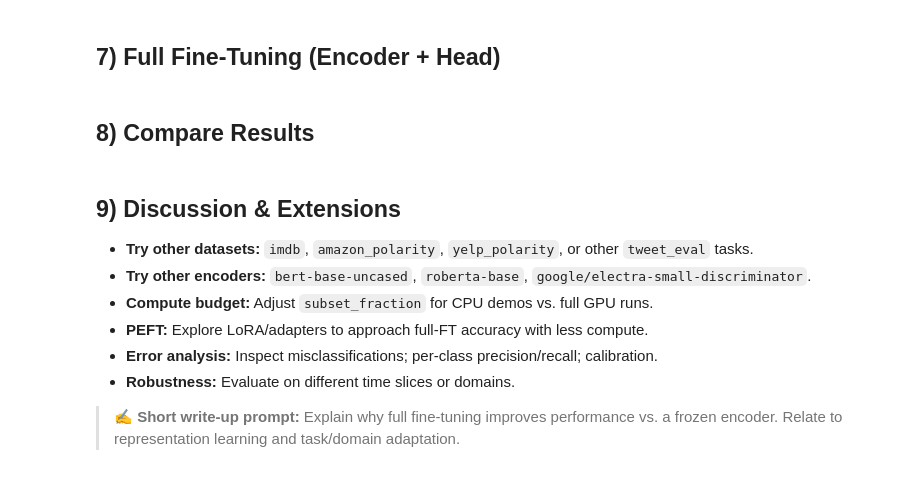
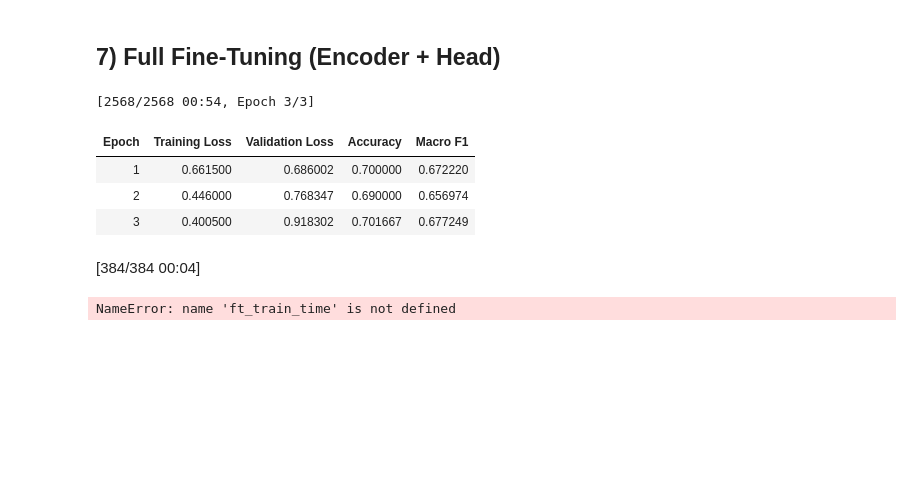
Before and after one commit to CNUClasses/471_code, a Jupyter notebook: week10/Sentence_Classification_TweetEval_Sentiment_Frozen_vs_FT.ipynb, the cells around one changed output. Saved outputs shown, nothing was run; the diff lists cells and outputs as text; code cells hidden in the pictures; blank space fills up the shorter version.

```diff
--- a/week10/Sentence_Classification_TweetEval_Sentiment_Frozen_vs_FT.ipynb
+++ b/week10/Sentence_Classification_TweetEval_Sentiment_Frozen_vs_FT.ipynb
@@ -91,6 +114,6 @@ if subset_fraction is not None and 0 < subset_fraction < 1:
         "train": take_fraction(raw["train"], subset_fraction),
         "validation": take_fraction(raw["validation"], subset_fraction),
         "test": raw["test"]  # keep full test for better generalization measurement
-    })
+    }) # type: ignore
 
 raw
@@ -227,49 +374,43 @@ print(classification_report(y_test, probe_preds, target_names=label_names))
 ## 7) **Full Fine-Tuning** (Encoder + Head)
 # %%
 
-ft_model = build_model(freeze_encoder=False)
+ft_model = build_model(model=model,encoder_requires_grad=True)
 
-args_ft = TrainingArguments(
-    output_dir=os.path.join(CONFIG["output_dir"], "finetune"),
-    per_device_train_batch_size=CONFIG["per_device_train_batch_size"],
-    per_device_eval_batch_size=CONFIG["per_device_eval_batch_size"],
-    learning_rate=CONFIG["learning_rate_finetune"],
-    num_train_epochs=CONFIG["epochs_finetune"],
-    weight_decay=CONFIG["weight_decay"],
-    warmup_ratio=CONFIG["warmup_ratio"],
-    logging_steps=50,
-    evaluation_strategy="epoch",
-    save_strategy="epoch",
-    load_best_model_at_end=True,
-    seed=SEED,
-    report_to="none"
-)
+args_probe.output_dir=os.path.join(CONFIG["output_dir"], "finetune")
+args_probe.learning_rate=CONFIG["learning_rate_finetune"]
+args_probe.num_train_epochs=CONFIG["epochs_finetune"]
 
 trainer_ft = Trainer(
     model=ft_model,
-    args=args_ft,
+    args=args_probe,
     train_dataset=tokenized["train"],
     eval_dataset=tokenized["validation"],
     tokenizer=tokenizer,
     data_collator=data_collator,
     compute_metrics=compute_metrics
 )
 
-t0 = time.time()
+
 trainer_ft.train()
-ft_train_time = time.time() - t0
 
-ft_val = trainer_ft.evaluate(tokenized["validation"])
+# Test set evaluation
 ft_test = trainer_ft.evaluate(tokenized["test"])
-
-print("Finetune Validation:", ft_val)
 print("Finetune Test:", ft_test, "| Train time (s):", round(ft_train_time, 2))
 
+# Save predictions for analysis
 ft_logits, _, _ = trainer_ft.predict(tokenized["test"])
 ft_preds = np.argmax(ft_logits, axis=-1)
 
-plot_confusion_matrix(y_test, ft_preds, title="Full Fine-Tuned — Test", labels=label_names)
-print(classification_report(y_test, ft_preds, target_names=label_names))
+print("Confusion matrix:")
+print(confusion_matrix(y_test, full_ft_model_preds))
+
+print("Classification report:")
+print(classification_report(y_test, full_ft_model_preds, target_names=label_names))
+# %% [output]
+[2568/2568 00:54, Epoch 3/3]
+| Epoch | Training Loss | Validation Loss | Accuracy | Macro F1 |
+| 1 | 0.661500 | 0.686002 | 0.700000 | 0.672220 |
+| 2 | 0.446000 | 0.768347 | 0.690000 | 0.656974 |
+| 3 | 0.400500 | 0.918302 | 0.701667 | 0.677249 |
+[384/384 00:04]
+NameError: name 'ft_train_time' is not defined
-# %% [markdown]
-
-## 8) Compare Results
@@ -308,12 +416,0 @@ plt.show()
-# %% [markdown]
-
-## 9) Discussion & Extensions
-
-- **Try other datasets:** `imdb`, `amazon_polarity`, `yelp_polarity`, or other `tweet_eval` tasks.
-- **Try other encoders:** `bert-base-uncased`, `roberta-base`, `google/electra-small-discriminator`.
-- **Compute budget:** Adjust `subset_fraction` for CPU demos vs. full GPU runs.
-- **PEFT:** Explore LoRA/adapters to approach full-FT accuracy with less compute.
-- **Error analysis:** Inspect misclassifications; per-class precision/recall; calibration.
-- **Robustness:** Evaluate on different time slices or domains.
-
-> ✍️ **Short write-up prompt:** Explain why full fine-tuning improves performance vs. a frozen encoder. Relate to representation learning and task/domain adaptation.
```
Also changed, not shown: parts of 13 cells of this notebook, 6 other files.
